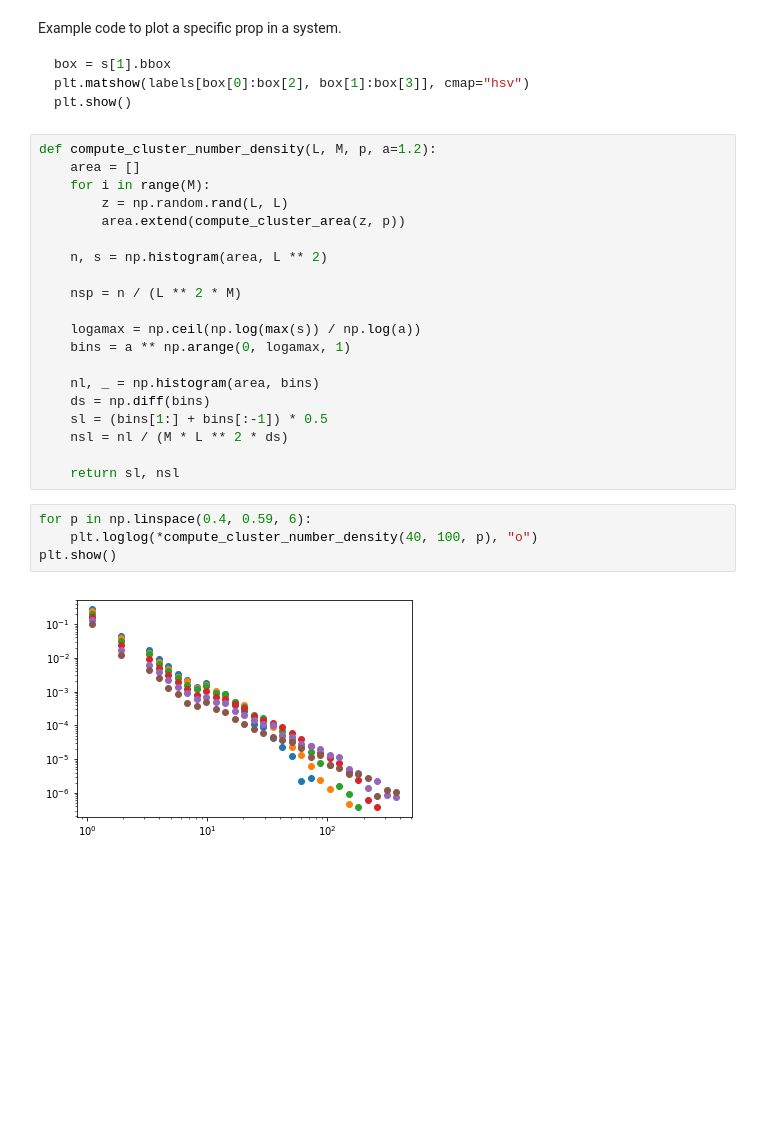
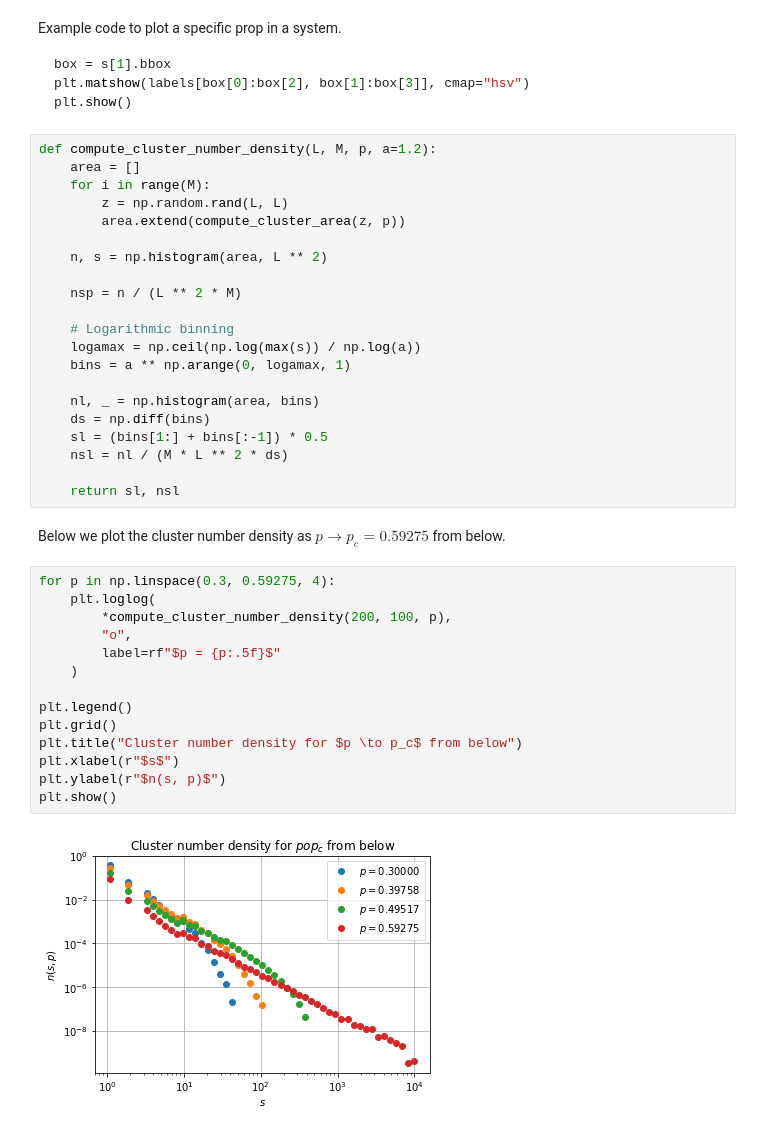
Before and after one commit to Schoyen/FYS4460, a Jupyter notebook: project-3/cluster-number-density.ipynb, the cells around one changed output. Drawn from its saved outputs; the diff is of its cells as text; blank space fills up the shorter version.

```diff
--- a/project-3/cluster-number-density.ipynb
+++ b/project-3/cluster-number-density.ipynb
@@ -55,6 +55,7 @@ def compute_cluster_number_density(L, M, p, a=1.2):
 
     nsp = n / (L ** 2 * M)
 
+    # Logarithmic binning
     logamax = np.ceil(np.log(max(s)) / np.log(a))
     bins = a ** np.arange(0, logamax, 1)
 
@@ -64,9 +65,21 @@ def compute_cluster_number_density(L, M, p, a=1.2):
     nsl = nl / (M * L ** 2 * ds)
 
     return sl, nsl
-# %%
-for p in np.linspace(0.4, 0.59, 6):
-    plt.loglog(*compute_cluster_number_density(40, 100, p), "o")
-plt.show()
-# %% [output]
-[figure, removed]
+# %% [markdown]
+Below we plot the cluster number density as $p \to p_c = 0.59275$ from below.
+# %%
+for p in np.linspace(0.3, 0.59275, 4):
+    plt.loglog(
+        *compute_cluster_number_density(200, 100, p),
+        "o",
+        label=rf"$p = {p:.5f}$"
+    )
+
+plt.legend()
+plt.grid()
+plt.title("Cluster number density for $p \to p_c$ from below")
+plt.xlabel(r"$s$")
+plt.ylabel(r"$n(s, p)$")
+plt.show()
+# %% [output]
+[figure, added]
```
Also changed, not shown: parts of 6 cells of this notebook.
